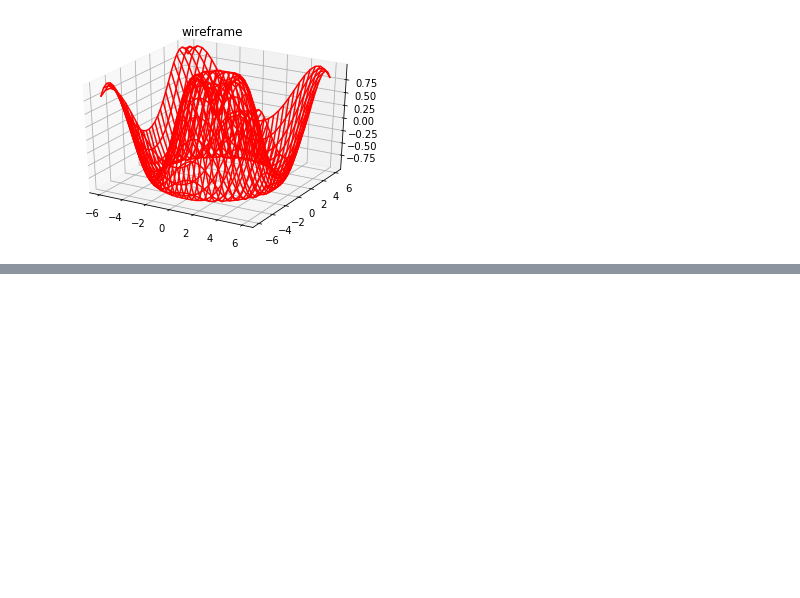
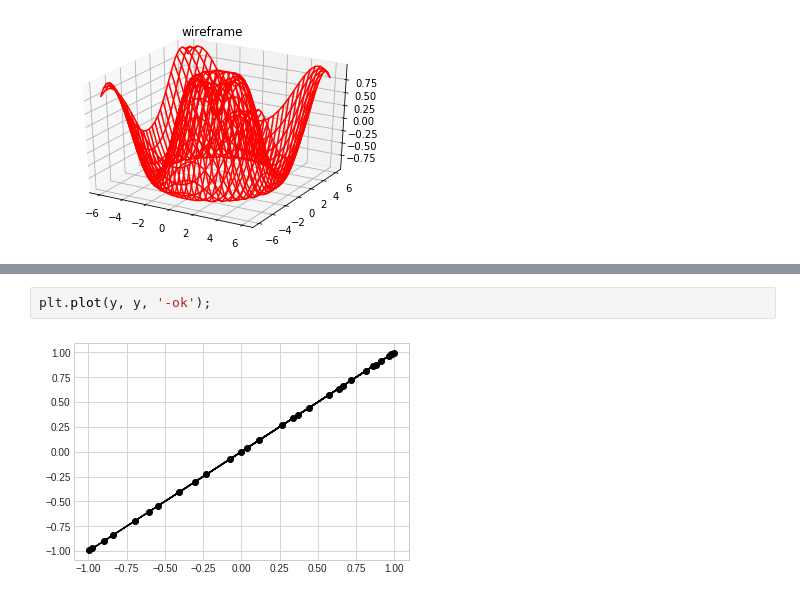
Before and after one commit to Luckygsm/internship, a Jupyter notebook: np4.ipynb, the cells around one changed output, grey strips where cells are left out. Saved outputs shown, nothing was run; the diff lists cells and outputs as text; blank space fills up the shorter version.

```diff
--- a/np4.ipynb
+++ b/np4.ipynb
@@ -115,0 +138,4 @@ ax.set_title('wireframe');
+# %%
+plt.plot(y, y, '-ok');
+# %% [output]
+[figure, added]
```
Also changed, not shown: parts of 9 cells of this notebook.
